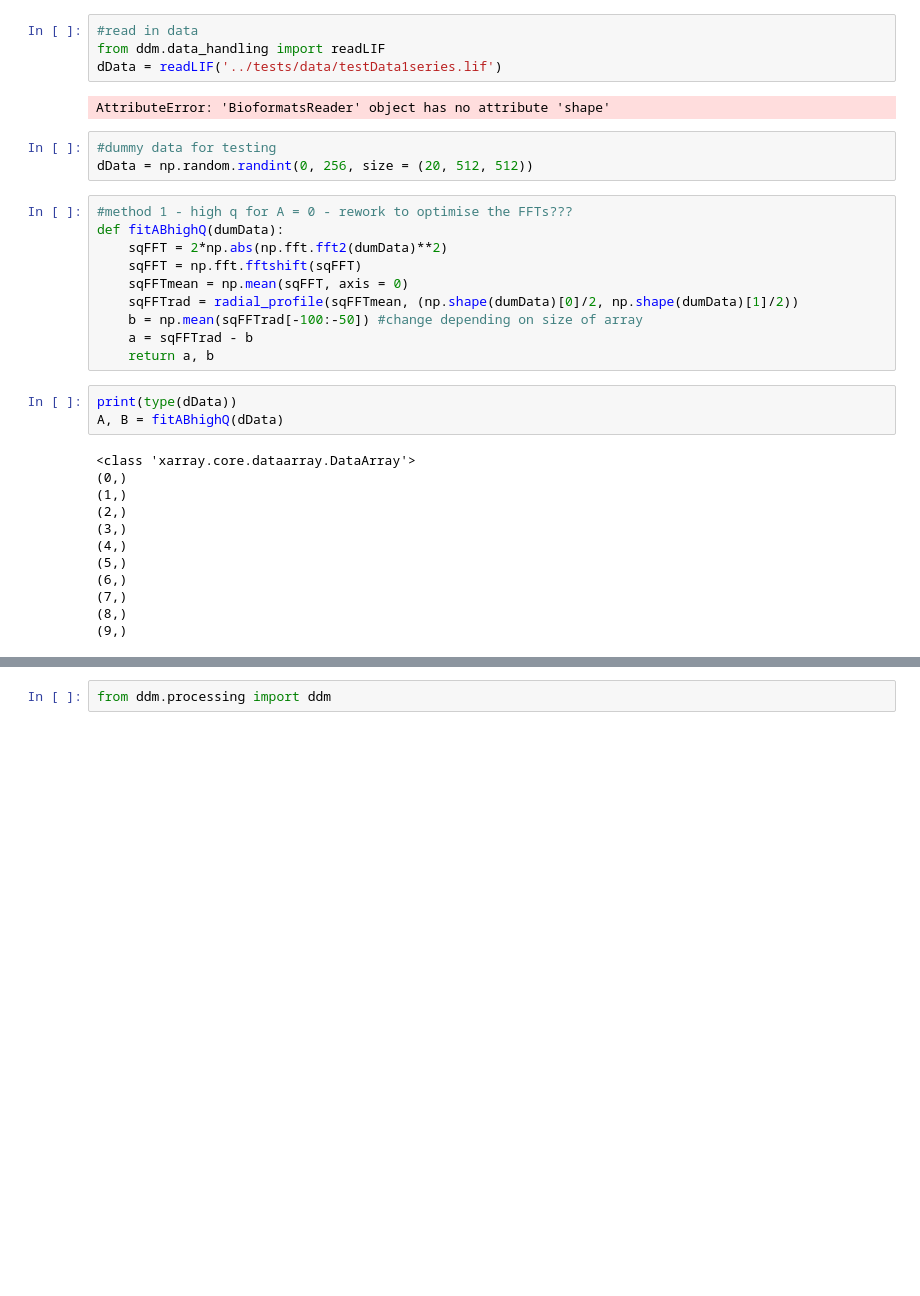
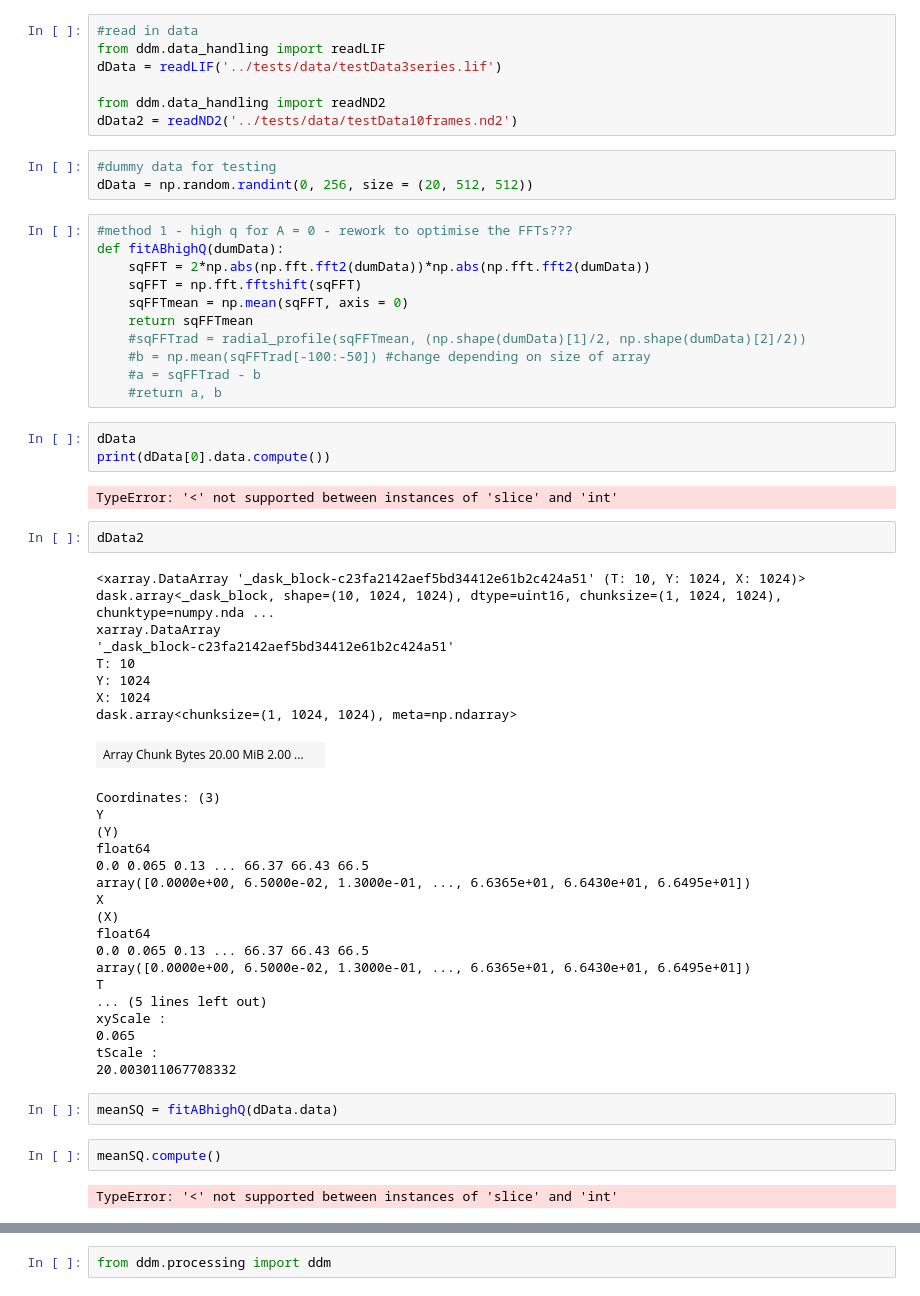
Before and after one commit to koenderinklab/OpenDDM, a Jupyter notebook: notebooks/abFitting.ipynb, the cells around one changed output, grey strips where cells are left out. Cells and saved outputs as stored; diff of their text form; blank space fills up the shorter version.

Commit message:
Bug fixing for dask array when reading lifs

```diff
--- a/notebooks/abFitting.ipynb
+++ b/notebooks/abFitting.ipynb
@@ -29,37 +29,63 @@ def radial_profile(data: np.ndarray, centre: tuple):
 # %%
 #read in data
 from ddm.data_handling import readLIF
-dData = readLIF('../tests/data/testData1series.lif')
+dData = readLIF('../tests/data/testData3series.lif')
+
+from ddm.data_handling import readND2
+dData2 = readND2('../tests/data/testData10frames.nd2')
-# %% [output]
-AttributeError: 'BioformatsReader' object has no attribute 'shape'
 # %%
 #dummy data for testing
 dData = np.random.randint(0, 256, size = (20, 512, 512))
 # %%
 #method 1 - high q for A = 0 - rework to optimise the FFTs???
 def fitABhighQ(dumData):
-    sqFFT = 2*np.abs(np.fft.fft2(dumData)**2)
+    sqFFT = 2*np.abs(np.fft.fft2(dumData))*np.abs(np.fft.fft2(dumData))
     sqFFT = np.fft.fftshift(sqFFT)
     sqFFTmean = np.mean(sqFFT, axis = 0)
-    sqFFTrad = radial_profile(sqFFTmean, (np.shape(dumData)[0]/2, np.shape(dumData)[1]/2))
-    b = np.mean(sqFFTrad[-100:-50]) #change depending on size of array
-    a = sqFFTrad - b
-    return a, b
+    return sqFFTmean
+    #sqFFTrad = radial_profile(sqFFTmean, (np.shape(dumData)[1]/2, np.shape(dumData)[2]/2))
+    #b = np.mean(sqFFTrad[-100:-50]) #change depending on size of array
+    #a = sqFFTrad - b
+    #return a, b
+# %%
+dData
+print(dData[0].data.compute())
+# %% [output]
+TypeError: '<' not supported between instances of 'slice' and 'int'
+# %%
+dData2
+# %% [output]
+<xarray.DataArray '_dask_block-c23fa2142aef5bd34412e61b2c424a51' (T: 10, Y: 1024, X: 1024)> dask.array<_dask_block, shape=(10, 1024, 1024), dtype=uint16, chunksize=(1, 1024, 1024), chunktype=numpy.nda ...
+xarray.DataArray
+'_dask_block-c23fa2142aef5bd34412e61b2c424a51'
+T: 10
+Y: 1024
+X: 1024
+dask.array<chunksize=(1, 1024, 1024), meta=np.ndarray>
+| Array Chunk Bytes 20.00 MiB 2.00 ... |  |
+Coordinates: (3)
+Y
+(Y)
+float64
+0.0 0.065 0.13 ... 66.37 66.43 66.5
+array([0.0000e+00, 6.5000e-02, 1.3000e-01, ..., 6.6365e+01, 6.6430e+01, 6.6495e+01])
+X
+(X)
+float64
+0.0 0.065 0.13 ... 66.37 66.43 66.5
+array([0.0000e+00, 6.5000e-02, 1.3000e-01, ..., 6.6365e+01, 6.6430e+01, 6.6495e+01])
+T
+... (5 lines left out)
+xyScale :
+0.065
+tScale :
+20.003011067708332
 # %%
-print(type(dData))
-A, B = fitABhighQ(dData)
+meanSQ = fitABhighQ(dData.data)
-# %% [output]
-<class 'xarray.core.dataarray.DataArray'>
-(0,)
-(1,)
-(2,)
-(3,)
-(4,)
-(5,)
-(6,)
-(7,)
-(8,)
-(9,)
+# %%
+meanSQ.compute()
+# %% [output]
+TypeError: '<' not supported between instances of 'slice' and 'int'
 # %%
 #method 2 - delay time is zero then A = real part of squared stuff
 fTFt = np.fft.fftshift(2*np.fft.fft2(dData)*np.conj(np.fft.fft2(dData, axes = (0,1))))
```
Also changed, not shown: parts of 5 cells of this notebook, 1 other file.
